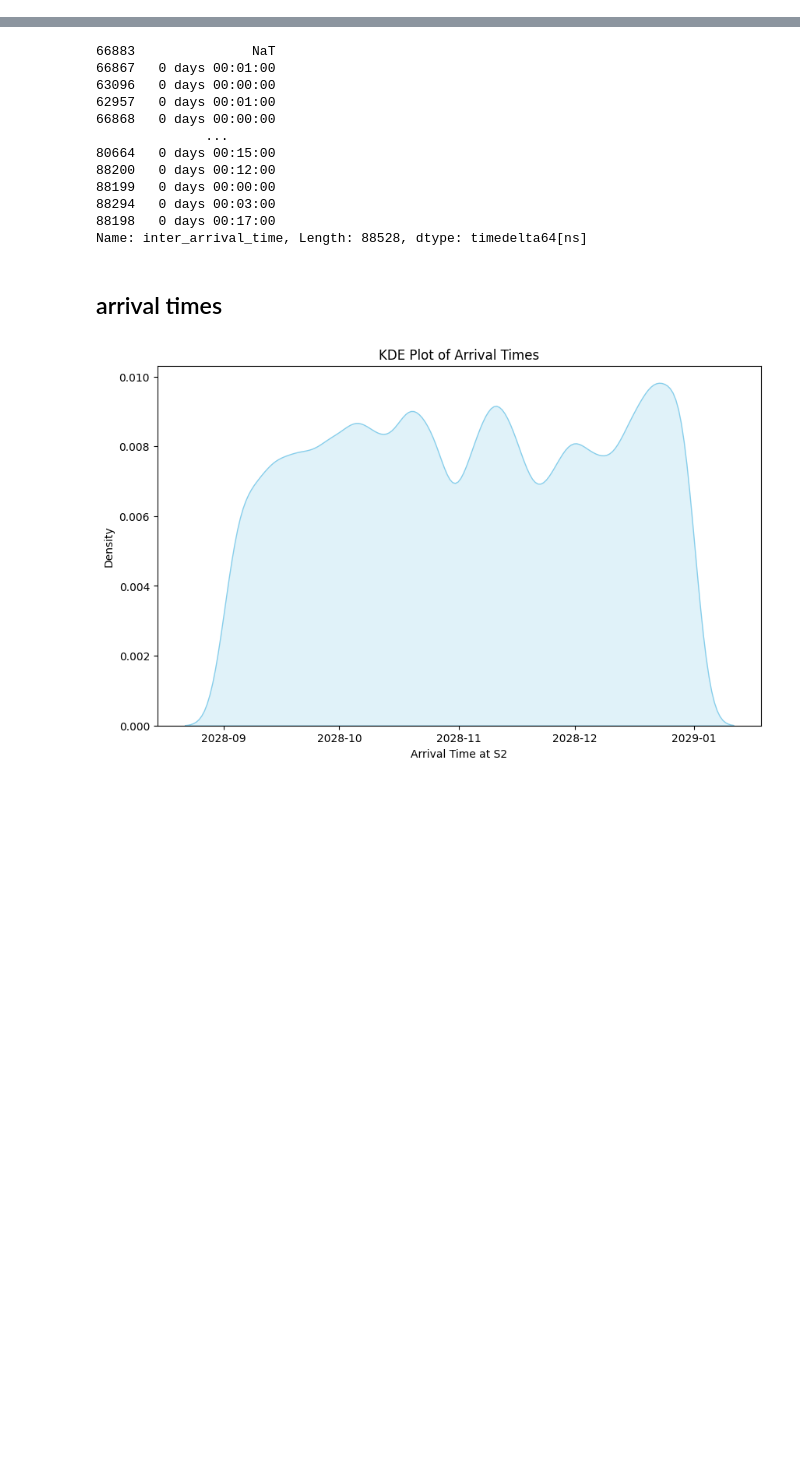
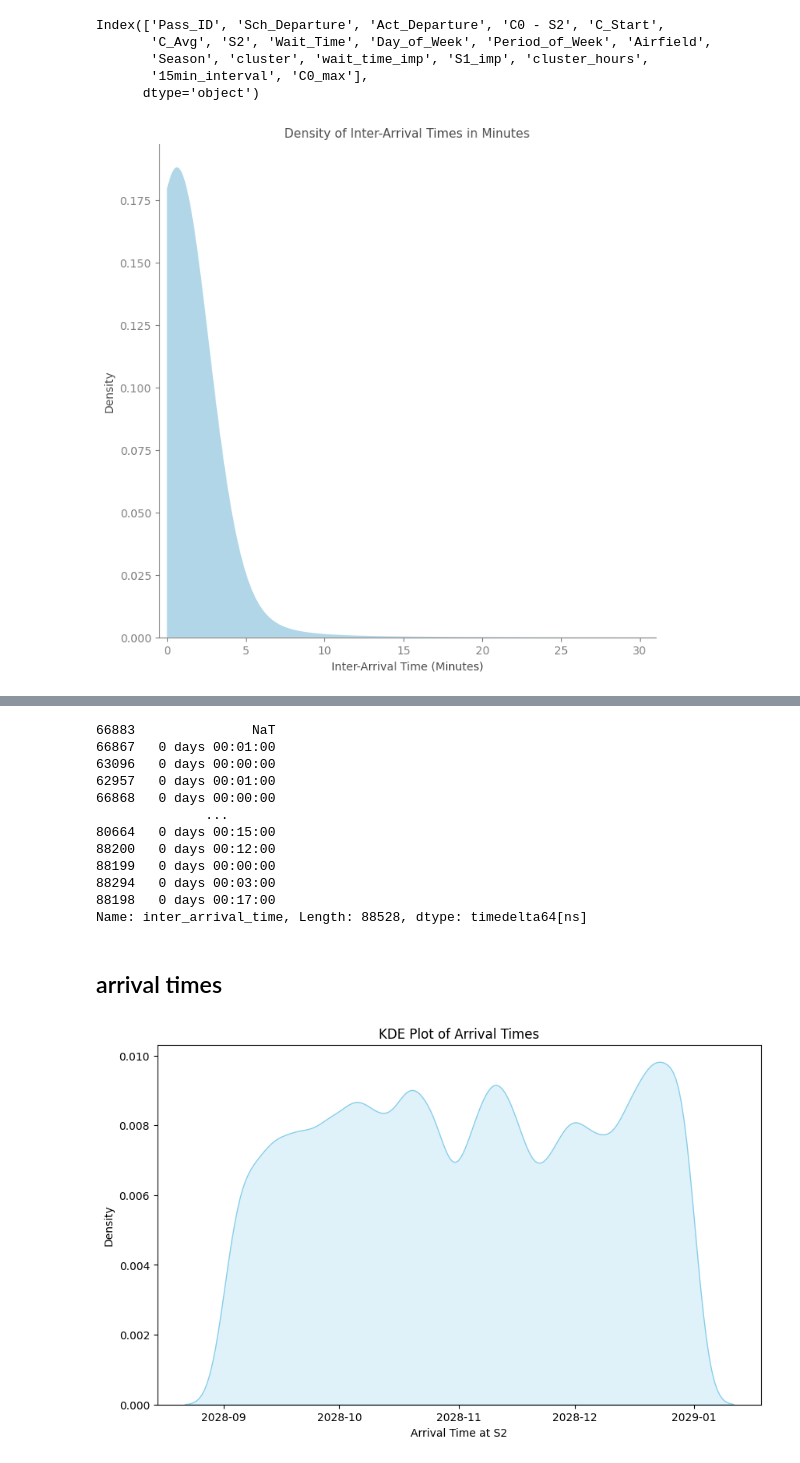
Before and after one commit to mairihallman/MAT-4376E-F24, a Jupyter notebook: 3-queueing-systems/pretty-graphs.ipynb, the cells around one changed output, grey strips where cells are left out. Cells and saved outputs as stored; diff of their text form; code cells hidden in the pictures; blank space fills up the shorter version.

Commit message:
website_figures

```diff
--- a/3-queueing-systems/pretty-graphs.ipynb
+++ b/3-queueing-systems/pretty-graphs.ipynb
@@ -6,0 +9,40 @@ df = pd.read_csv("data-p3/joined_all_clustered.csv")
+# %%
+df.columns
+# %% [output]
+Index(['Pass_ID', 'Sch_Departure', 'Act_Departure', 'C0 - S2', 'C_Start',
+       'C_Avg', 'S2', 'Wait_Time', 'Day_of_Week', 'Period_of_Week', 'Airfield',
+       'Season', 'cluster', 'wait_time_imp', 'S1_imp', 'cluster_hours',
+       '15min_interval', 'C0_max'],
+      dtype='object')
+# %%
+# Ensure 'S2' is in datetime format
+df['S2'] = pd.to_datetime(df['S2'], errors='coerce')
+
+# Sort by 'S2' in case it isn't already sorted by arrival time
+df = df.sort_values(by='S2')
+
+# Calculate inter-arrival times as timedelta
+df['inter_arrival_time'] = df['S2'].diff()
+
+# Convert inter-arrival times to minutes for easier interpretation
+df['inter_arrival_minutes'] = df['inter_arrival_time'].dt.total_seconds() / 60
+
+# Plotting the KDE for inter-arrival times in minutes
+plt.figure(figsize=(8, 8))
+sns.kdeplot(df['inter_arrival_minutes'].dropna(), fill=True, alpha=0.5, color='#63afd3',linewidth=0, cut=0,gridsize=10000)
+
+ax = plt.gca()  # Get the current axis
+ax.spines['top'].set_visible(False)
+ax.spines['right'].set_visible(False)
+ax.spines['left'].set_color('gray')
+ax.spines['bottom'].set_color('gray')
+ax.tick_params(axis='both', which='both', colors='gray')
+
+ax.set_xlabel('Inter-Arrival Time (Minutes)', color='#4d4d4d')
+ax.set_ylabel("Density", color='#4d4d4d')
+ax.set_title("Density of Inter-Arrival Times in Minutes", color='#4d4d4d', fontsize=11)
+
+plt.xlim(-0.5, 31)
+plt.savefig(f'website_figures/inter_arrival_times.png', format='png', bbox_inches='tight', transparent=False, dpi=600)
+# %% [output]
+[figure, added]
```
Also changed, not shown: parts of 8 cells of this notebook, 4 other files.
